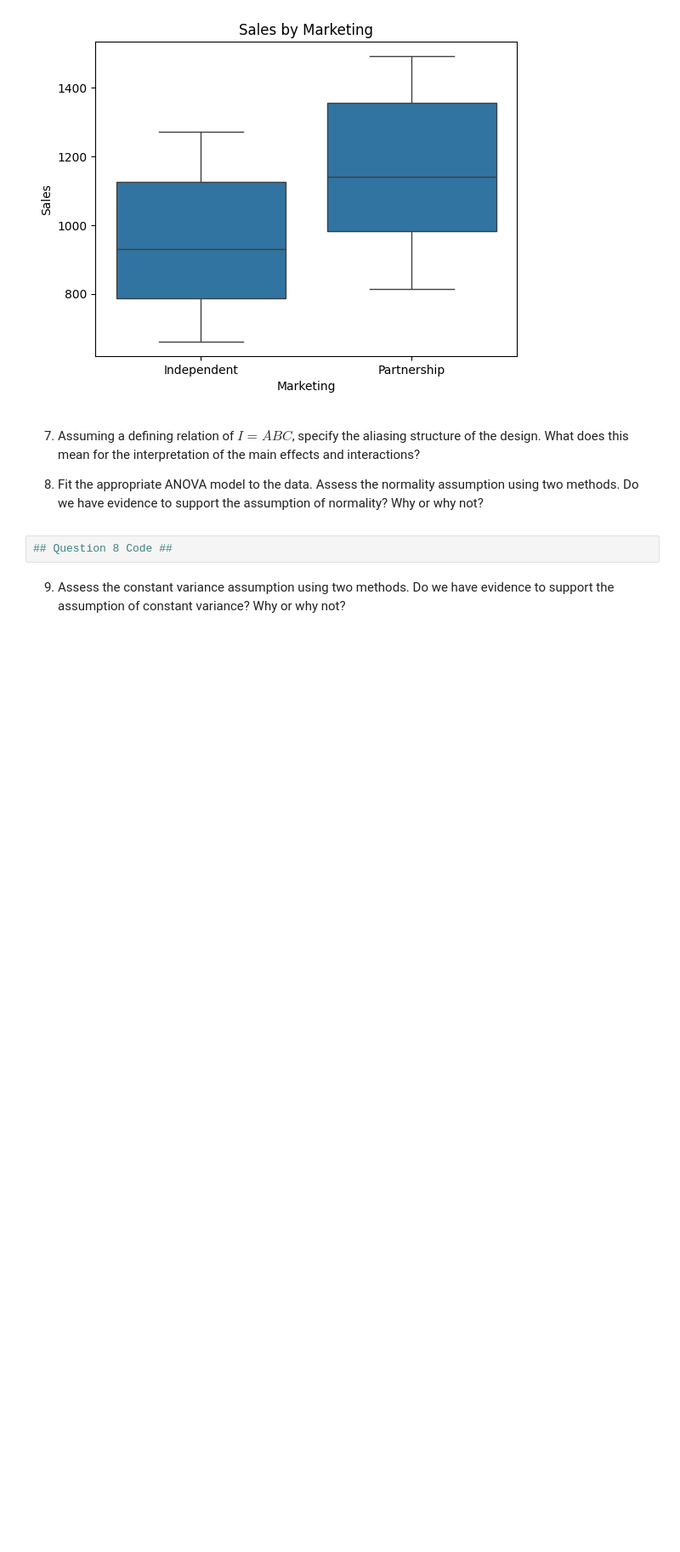
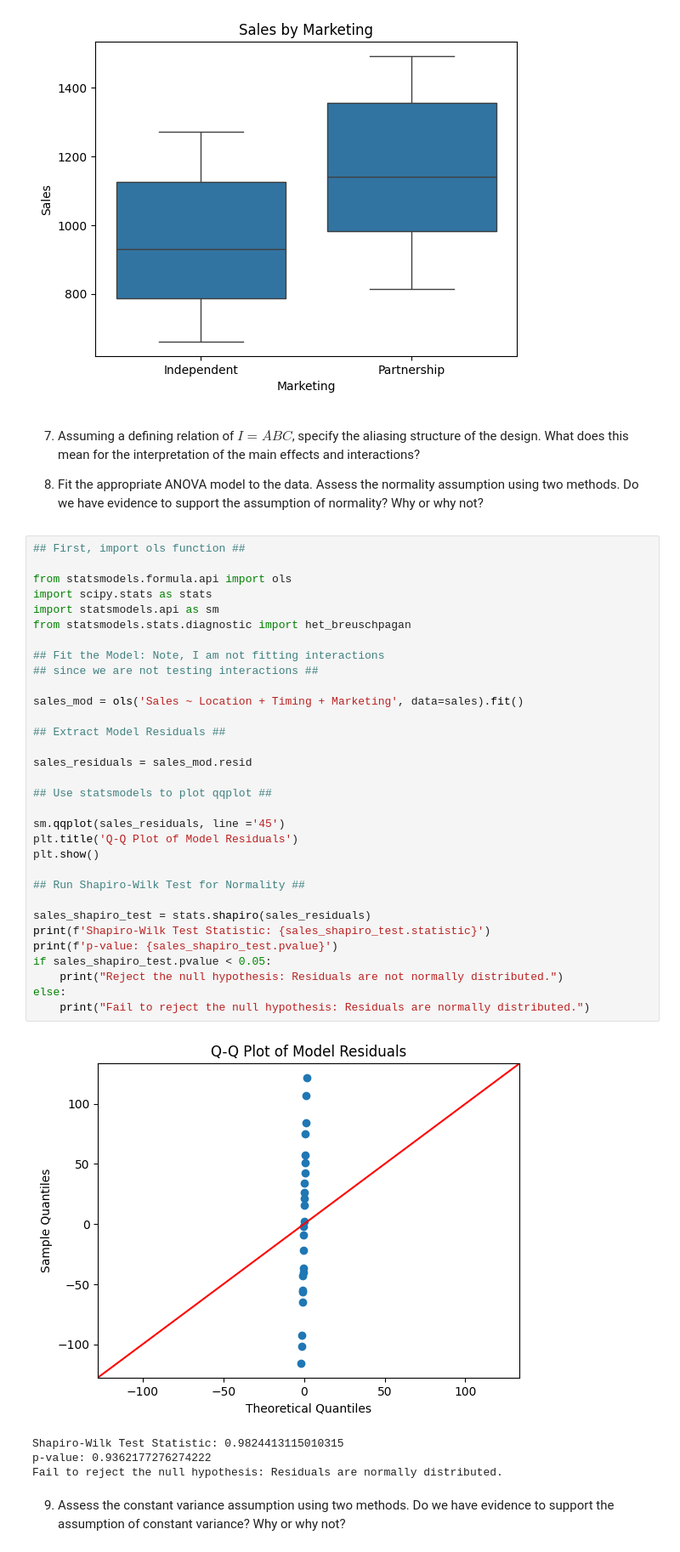
Before and after one commit to kwill580/STAT-7220-Applied-Experimental-Design, a Jupyter notebook: Assignments/Final-Exam/Final-Exam.ipynb, the cells around one changed output. Shown at 85% size. Cells and saved outputs as stored; diff of their text form; blank space fills up the shorter version.

```diff
--- a/Assignments/Final-Exam/Final-Exam.ipynb
+++ b/Assignments/Final-Exam/Final-Exam.ipynb
@@ -278,7 +278,42 @@ plt.show()
 
 8. Fit the appropriate ANOVA model to the data. Assess the normality assumption using two methods. Do we have evidence to support the assumption of normality? Why or why not?
 # %%
-## Question 8 Code ##
+## First, import ols function ##
+
+from statsmodels.formula.api import ols
+import scipy.stats as stats
+import statsmodels.api as sm
+from statsmodels.stats.diagnostic import het_breuschpagan
+
+## Fit the Model: Note, I am not fitting interactions
+## since we are not testing interactions ##
+
+sales_mod = ols('Sales ~ Location + Timing + Marketing', data=sales).fit()
+
+## Extract Model Residuals ##
+
+sales_residuals = sales_mod.resid
+
+## Use statsmodels to plot qqplot ##
+
+sm.qqplot(sales_residuals, line ='45')
+plt.title('Q-Q Plot of Model Residuals')
+plt.show()
+
+## Run Shapiro-Wilk Test for Normality ##
+
+sales_shapiro_test = stats.shapiro(sales_residuals)
+print(f'Shapiro-Wilk Test Statistic: {sales_shapiro_test.statistic}')
+print(f'p-value: {sales_shapiro_test.pvalue}')
+if sales_shapiro_test.pvalue < 0.05:
+    print("Reject the null hypothesis: Residuals are not normally distributed.")
+else:
+    print("Fail to reject the null hypothesis: Residuals are normally distributed.")
+# %% [output]
+[figure, added]
+Shapiro-Wilk Test Statistic: 0.9824413115010315
+p-value: 0.9362177276274222
+Fail to reject the null hypothesis: Residuals are normally distributed.
 # %% [markdown]
 9. Assess the constant variance assumption using two methods. Do we have evidence to support the assumption of constant variance? Why or why not?
 # %%
```
Also changed, not shown: parts of 4 cells of this notebook.
